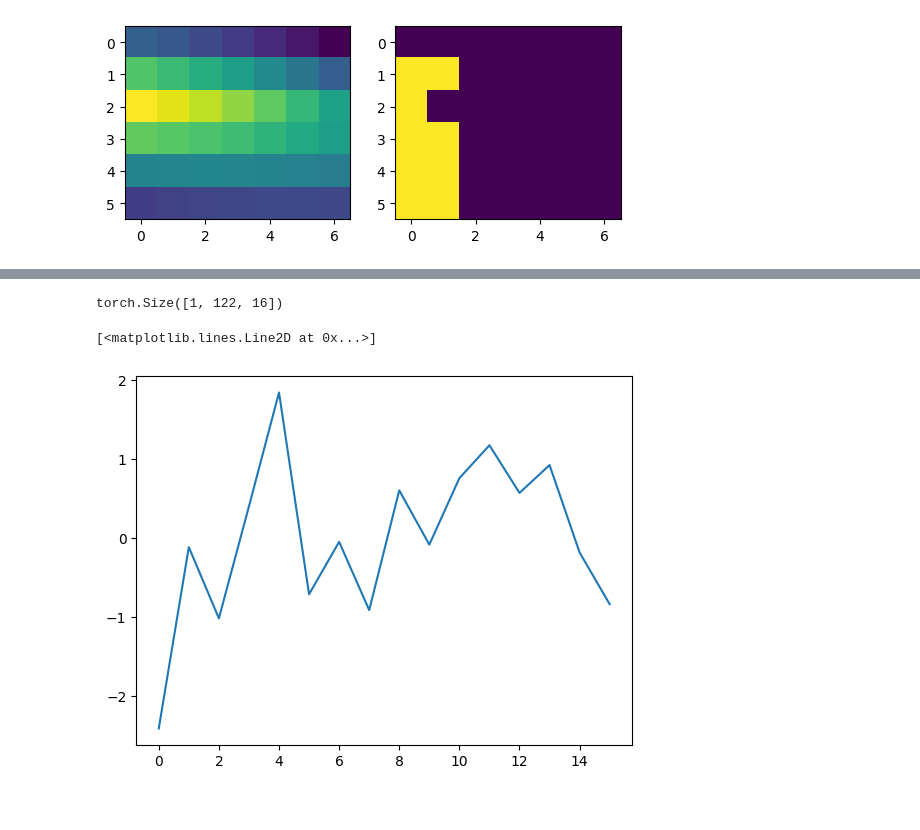
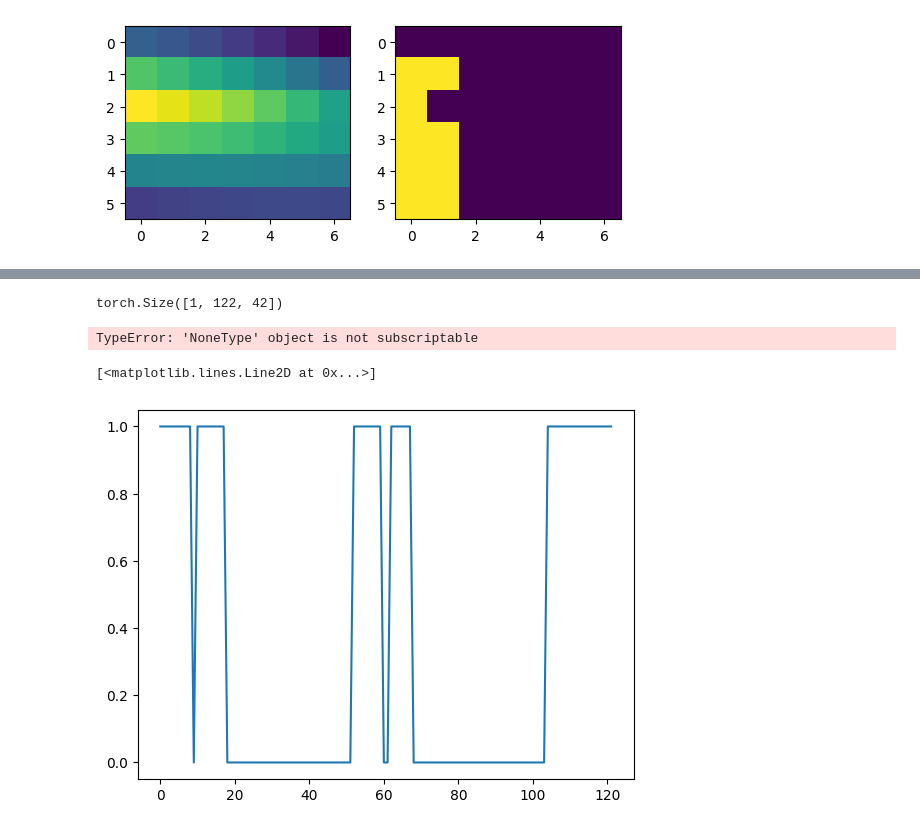
Before and after one commit to adammoss/gpt-ts, a Jupyter notebook: tokenizer.ipynb, the cells around one changed output, grey strips where cells are left out. Drawn from its saved outputs; the diff is of its cells as text; code cells hidden in the pictures.

Commit message:
patch model

```diff
--- a/tokenizer.ipynb
+++ b/tokenizer.ipynb
@@ -53,4 +53,4 @@ sampled_obs.shape
 # %% [output]
 [figure]
 # %%
-patchify = PatchGPT(seq_len=sampled_obs.shape[1], patch_size=7, dim=16, channels=6)
+patchify = PatchGPT(patch_size=7, n_embd=18, channels=6, n_layer=2, n_positions=1024, n_head=3)
@@ -57,13 +77,18 @@ patchify = PatchGPT(seq_len=sampled_obs.shape[1], patch_size=7, dim=16, channels
 # %%
 x = torch.tensor(np.expand_dims(sampled_obs, 0), dtype=torch.float32)
+sampled_mask = torch.tensor(np.expand_dims(sampled_mask, 0), dtype=torch.int32)
 # %%
-patchs = patchify(x)
+output = patchify(x, mask=sampled_mask)
 # %%
-patchs.size()
+output.loss.size()
 # %% [output]
-torch.Size([1, 122, 16])
+torch.Size([1, 122, 42])
 # %%
-plt.plot(patchs[0,1,:].detach().numpy())
+plt.plot(output.logits[0,1,:].detach().numpy())
 # %% [output]
-[<matplotlib.lines.Line2D at 0x...>]
+TypeError: 'NoneType' object is not subscriptable
-[figure, removed]
+# %%
+plt.plot(output.patch_mask[0,:].detach().numpy())
+# %% [output]
+[<matplotlib.lines.Line2D at 0x...>]
+[figure, added]
```
Also changed, not shown: parts of 3 cells of this notebook, 2 other files.
